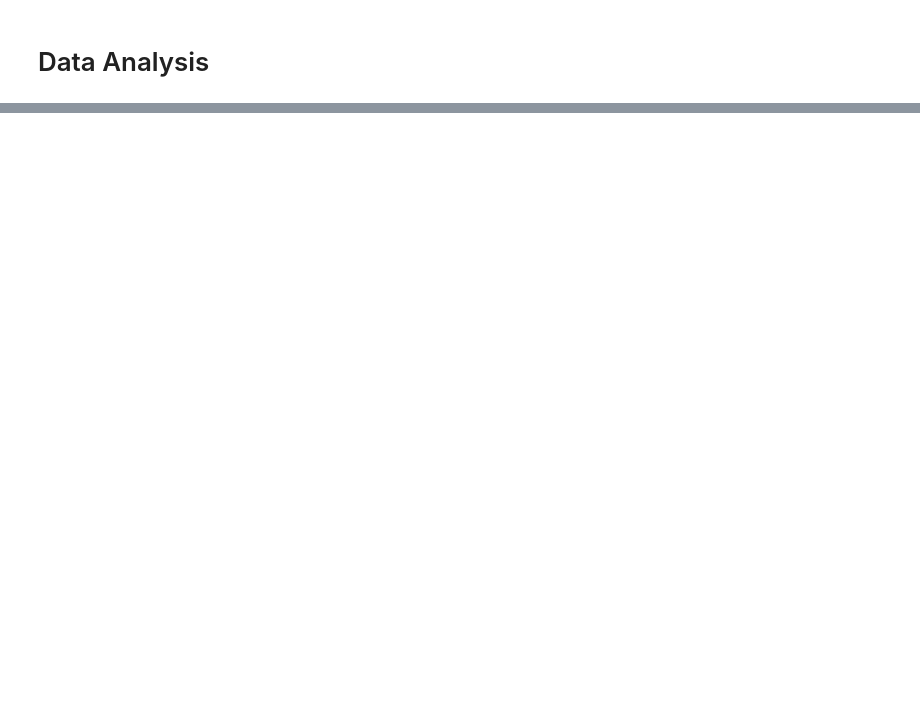
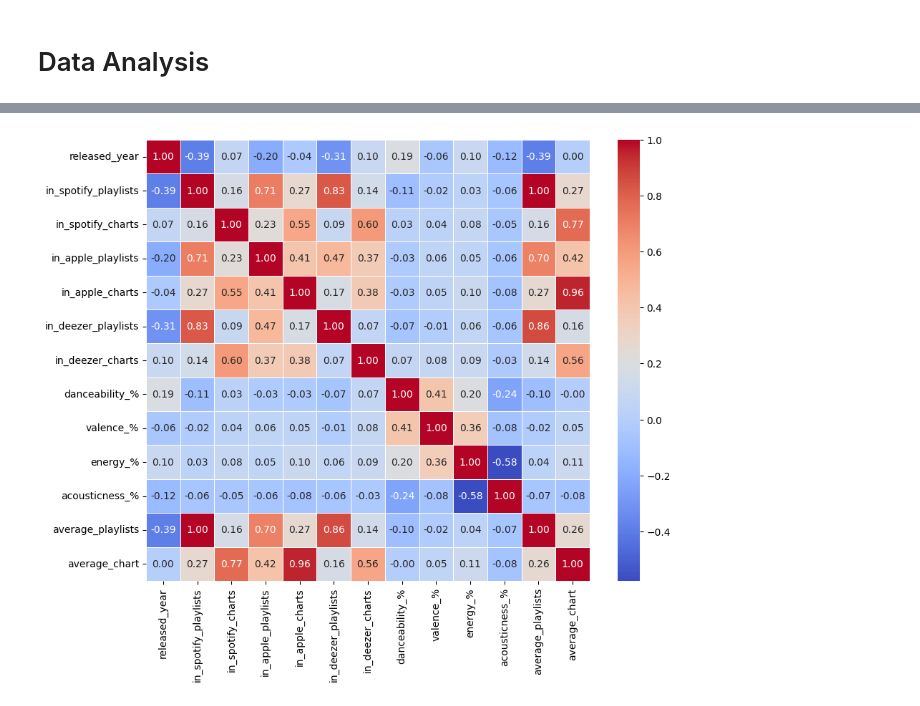
Before and after one commit to Abel-Lagonell/Spotify-Data_Mining, a Jupyter notebook: Project.ipynb, the cells around one changed output, grey strips where cells are left out. Cells and saved outputs as stored; diff of their text form; code cells hidden in the pictures; blank space fills up the shorter version.

```diff
--- a/Project.ipynb
+++ b/Project.ipynb
@@ -110,0 +114,13 @@ plt.show()
+# %%
+corr_matrix = df.select_dtypes(include = ['float64', 'int64']).corr()
+mask = np.abs(corr_matrix) >= 0.3
+np.fill_diagonal(mask.values, False)
+cols_to_keep = mask.any()
+cols_to_keep = cols_to_keep[cols_to_keep].index
+corr_filter = corr_matrix.loc[cols_to_keep, cols_to_keep]
+
+plt.figure(figsize=(10,8))
+sns.heatmap(corr_filter, annot=True, cmap='coolwarm', fmt='.2f', linewidth=0.5)
+plt.show()
+# %% [output]
+[figure, added]
```
Also changed, not shown: parts of 10 cells of this notebook, 1 other file.
